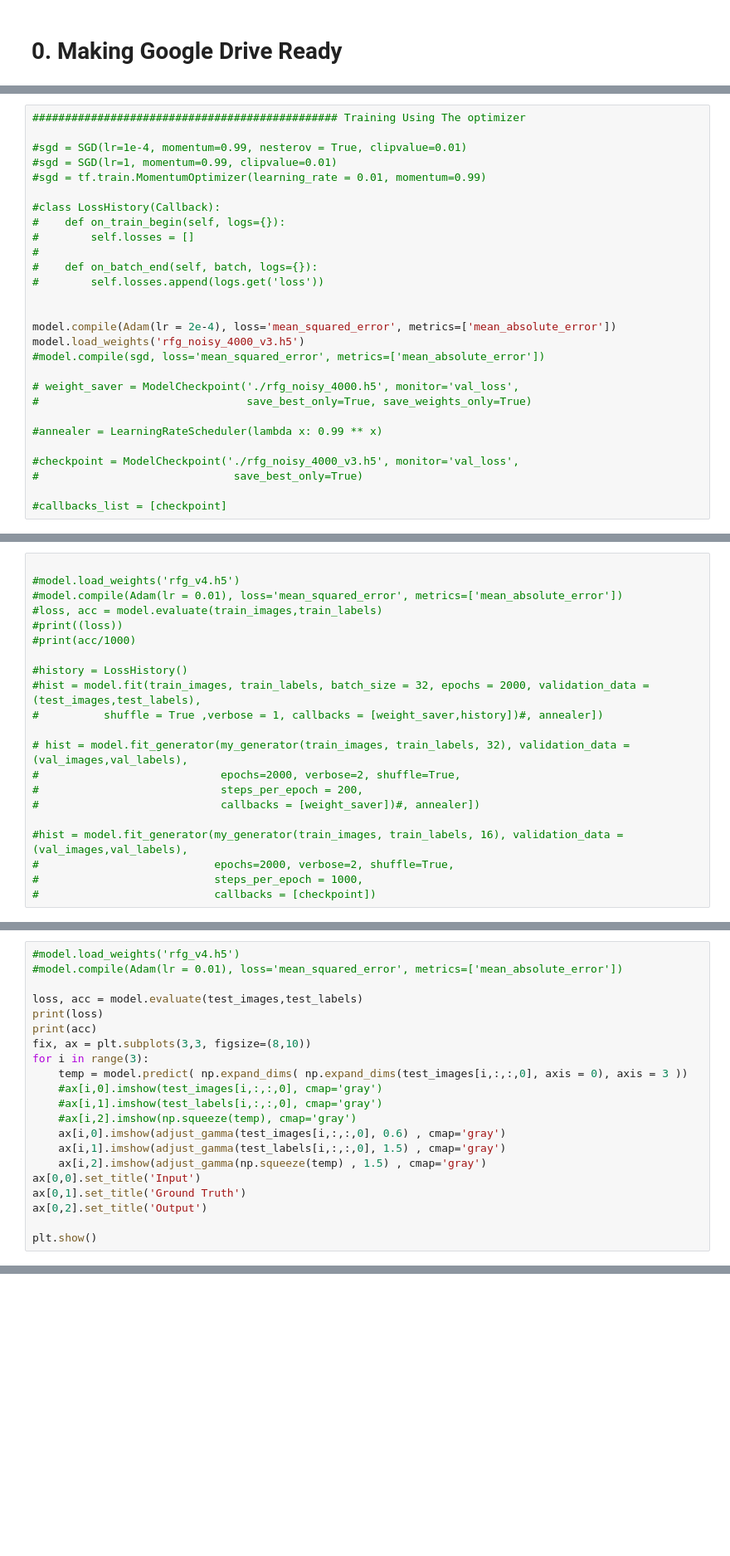
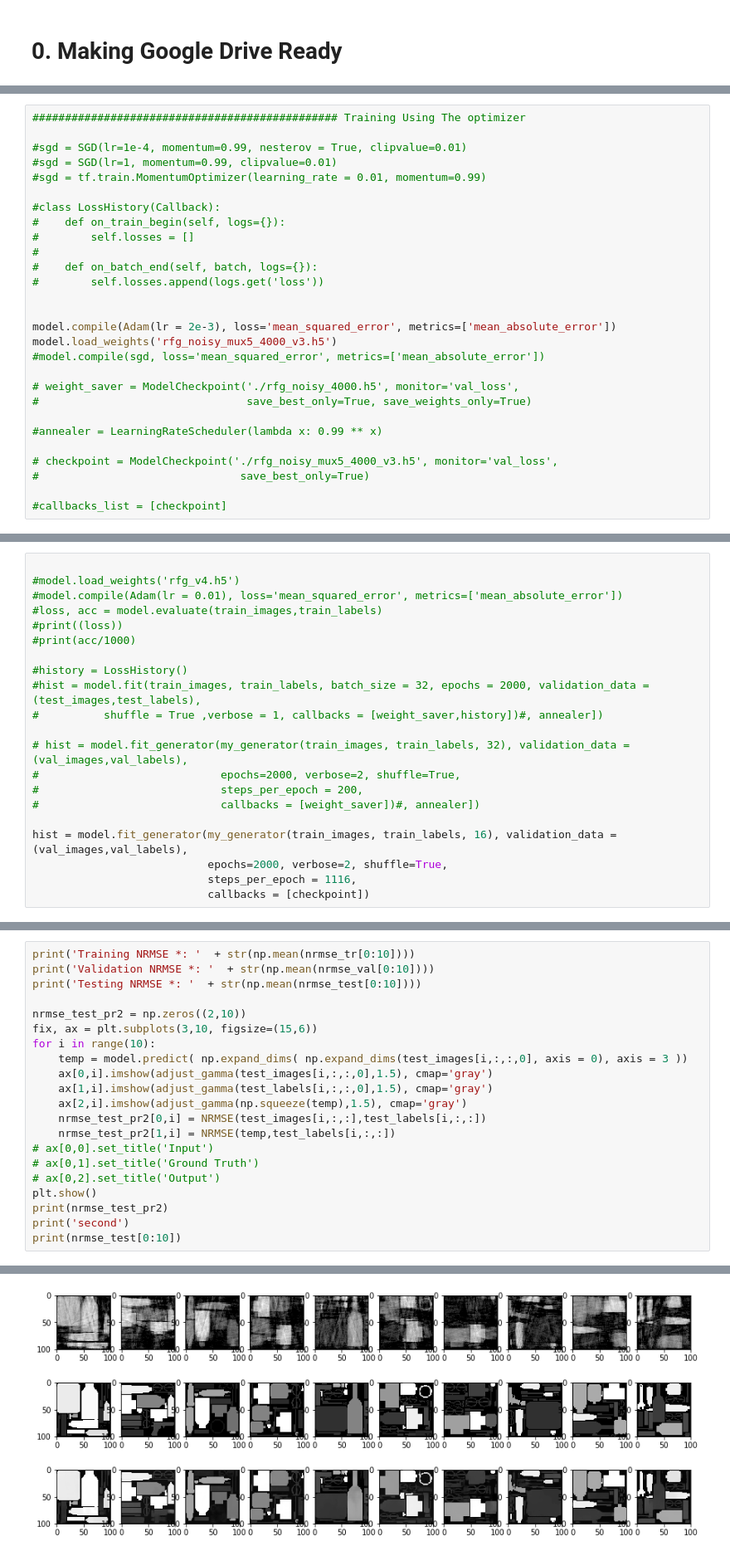
Before and after one commit to amasoudi1/U-NET-For-RFG-System, a Jupyter notebook: UNET_Fixed_Gantry3_MUX5_4000.ipynb, the cells around one changed output, grey strips where cells are left out. Shown at 83% size. Saved outputs shown, nothing was run; the diff lists cells and outputs as text; blank space fills up the shorter version.

```diff
--- a/UNET_Fixed_Gantry3_MUX5_4000.ipynb
+++ b/UNET_Fixed_Gantry3_MUX5_4000.ipynb
@@ -385,8 +335,8 @@ plt.show()
 #        self.losses.append(logs.get('loss'))
 
 
-model.compile(Adam(lr = 2e-4), loss='mean_squared_error', metrics=['mean_absolute_error'])
-model.load_weights('rfg_noisy_4000_v3.h5')
+model.compile(Adam(lr = 2e-3), loss='mean_squared_error', metrics=['mean_absolute_error'])
+model.load_weights('rfg_noisy_mux5_4000_v3.h5')
 #model.compile(sgd, loss='mean_squared_error', metrics=['mean_absolute_error'])
 
 # weight_saver = ModelCheckpoint('./rfg_noisy_4000.h5', monitor='val_loss',
@@ -394,8 +344,8 @@ model.load_weights('rfg_noisy_4000_v3.h5')
 
 #annealer = LearningRateScheduler(lambda x: 0.99 ** x)
 
-#checkpoint = ModelCheckpoint('./rfg_noisy_4000_v3.h5', monitor='val_loss',
-#                              save_best_only=True)
+# checkpoint = ModelCheckpoint('./rfg_noisy_mux5_4000_v3.h5', monitor='val_loss',
+#                               save_best_only=True)
 
 #callbacks_list = [checkpoint]
 # %% [output]
@@ -417,7 +367,7 @@ W0726 18:19:29.569980 140308510922624 deprecation_wrapper.py:119] From /usr/loca
 #                            steps_per_epoch = 200,
 #                            callbacks = [weight_saver])#, annealer])
 
-#hist = model.fit_generator(my_generator(train_images, train_labels, 16), validation_data = (val_images,val_labels),
-#                           epochs=2000, verbose=2, shuffle=True,
-#                           steps_per_epoch = 1000,
-#                           callbacks = [checkpoint])
+hist = model.fit_generator(my_generator(train_images, train_labels, 16), validation_data = (val_images,val_labels),
+                           epochs=2000, verbose=2, shuffle=True,
+                           steps_per_epoch = 1116,
+                           callbacks = [checkpoint])
@@ -545,21 +526,22 @@ test
 # %%
-#model.load_weights('rfg_v4.h5')
-#model.compile(Adam(lr = 0.01), loss='mean_squared_error', metrics=['mean_absolute_error'])
+print('Training NRMSE *: '  + str(np.mean(nrmse_tr[0:10])))
+print('Validation NRMSE *: '  + str(np.mean(nrmse_val[0:10])))
+print('Testing NRMSE *: '  + str(np.mean(nrmse_test[0:10])))
 
-loss, acc = model.evaluate(test_images,test_labels)
-print(loss)
-print(acc)
-fix, ax = plt.subplots(3,3, figsize=(8,10))
-for i in range(3):
+nrmse_test_pr2 = np.zeros((2,10))
+fix, ax = plt.subplots(3,10, figsize=(15,6))
+for i in range(10):
     temp = model.predict( np.expand_dims( np.expand_dims(test_images[i,:,:,0], axis = 0), axis = 3 ))
-    #ax[i,0].imshow(test_images[i,:,:,0], cmap='gray')
-    #ax[i,1].imshow(test_labels[i,:,:,0], cmap='gray')
-    #ax[i,2].imshow(np.squeeze(temp), cmap='gray')
-    ax[i,0].imshow(adjust_gamma(test_images[i,:,:,0], 0.6) , cmap='gray')
-    ax[i,1].imshow(adjust_gamma(test_labels[i,:,:,0], 1.5) , cmap='gray')
-    ax[i,2].imshow(adjust_gamma(np.squeeze(temp) , 1.5) , cmap='gray')
-ax[0,0].set_title('Input')
-ax[0,1].set_title('Ground Truth')
-ax[0,2].set_title('Output')
-
+    ax[0,i].imshow(adjust_gamma(test_images[i,:,:,0],1.5), cmap='gray')
+    ax[1,i].imshow(adjust_gamma(test_labels[i,:,:,0],1.5), cmap='gray')
+    ax[2,i].imshow(adjust_gamma(np.squeeze(temp),1.5), cmap='gray')
+    nrmse_test_pr2[0,i] = NRMSE(test_images[i,:,:],test_labels[i,:,:])
+    nrmse_test_pr2[1,i] = NRMSE(temp,test_labels[i,:,:])
+# ax[0,0].set_title('Input')
+# ax[0,1].set_title('Ground Truth')
+# ax[0,2].set_title('Output')
 plt.show()
+print(nrmse_test_pr2)
+print('second')
+print(nrmse_test[0:10])
+# %% [output]
@@ -565,0 +551 @@ plt.show()
+[figure, added]
```
Also changed, not shown: parts of 17 cells of this notebook.
